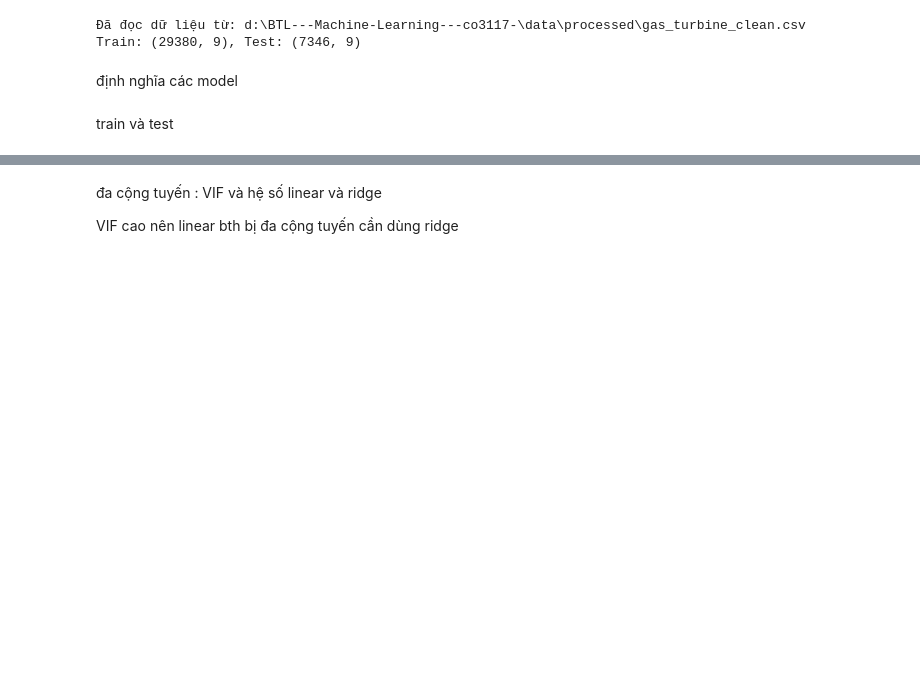
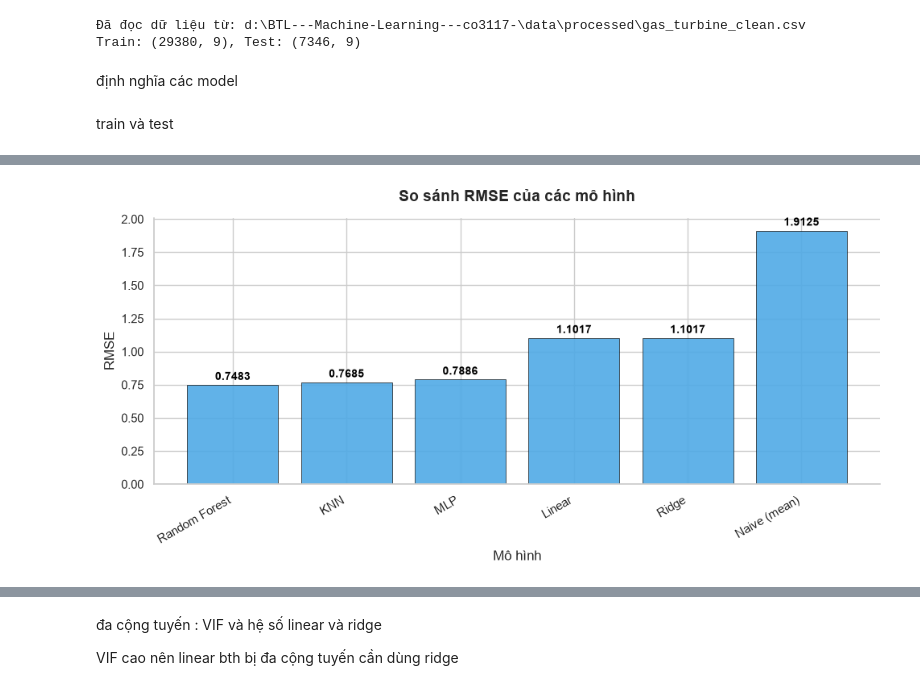
Before and after one commit to hoangsank/BTL---Machine-Learning---co3117-, a Jupyter notebook: notebooks/03_model_baseline.ipynb, the cells around one changed output, grey strips where cells are left out. Drawn from its saved outputs; the diff is of its cells as text; code cells hidden in the pictures; blank space fills up the shorter version.

```diff
--- a/notebooks/03_model_baseline.ipynb
+++ b/notebooks/03_model_baseline.ipynb
@@ -95,0 +114,96 @@ result.sort_values("RMSE").round(4)
+# %%
+import matplotlib.pyplot as plt
+import seaborn as sns
+
+ridge_est = unwrap_model(models["Ridge"])
+linear_est = unwrap_model(models["Linear"])
+
+model_configs = {
+    "Naive (mean)": "strategy=mean",
+    "Linear": f"fit_intercept={linear_est.fit_intercept}",
+    "Ridge": f"alphas=logspace(-3, 3, 13); alpha_chosen={ridge_est.alpha_:.4g}",
+    "Random Forest": "n_estimators=300; random_state=42",
+    "KNN": "n_neighbors=10; weights=distance",
+    "MLP": "hidden_layer_sizes=(64, 32); early_stopping=True; max_iter=500",
+}
+
+summary = result.sort_values("RMSE").copy()
+summary["Thông số chính"] = summary.index.map(model_configs).fillna("-")
+
+styled_summary = (
+    summary.reset_index()
+    .style
+    .hide(axis="index")
+    .format({
+        "RMSE": "{:.4f}",
+        "MAE": "{:.4f}",
+        "R2": "{:.4f}",
+        "R2_train": "{:.4f}",
+        "Times": "{:.2f} s",
+    })
+    .background_gradient(subset=["RMSE"], cmap="RdYlGn_r", text_color_threshold=0)
+    .set_caption("SO SÁNH HIỆU SUẤT CÁC MÔ HÌNH")
+    .set_table_styles([
+        {"selector": "caption", "props": [
+            ("caption-side", "top"),
+            ("text-align", "center"),
+            ("font-size", "18px"),
+            ("font-weight", "bold"),
+            ("color", "black"),
+            ("padding", "15px 0 15px 0"),
+        ]},
+        {"selector": "th", "props": [
+            ("background-color", "#17324d"),
+            ("color", "white"),
+            ("text-align", "center"),
+            ("font-size", "14px"),
+            ("padding", "12px 15px"),
+            ("border", "none"),
+        ]},
+        {"selector": "td", "props": [
+            ("padding", "10px 15px"),
+            ("border-bottom", "1px solid #d1d9e0"),
+            ("text-align", "center"),
+            ("vertical-align", "middle"),
+            ("font-size", "13px"),
+            ("color", "black"),
+        ]},
+        {"selector": "tbody tr:nth-child(odd) td", "props": [
+            ("background-color", "#ffffff"),
+        ]},
+        {"selector": "tbody tr:nth-child(even) td", "props": [
+            ("background-color", "#e6f2ff"),
+        ]},
+        {"selector": "tbody tr:hover td", "props": [
+            ("background-color", "#cce5ff"),
+        ]},
+    ])
+    .set_properties(subset=["Model"], **{"text-align": "left", "font-weight": "bold", "color": "black"})
+)
+
+display(styled_summary)
+
+sns.set_theme(style="whitegrid")
+fig, ax = plt.subplots(figsize=(10, 5))
+
+bars = ax.bar(summary.index, summary["RMSE"], color="#50aae6", edgecolor="black", linewidth=0.5, alpha=0.9)
+
+for bar in bars:
+    yval = bar.get_height()
+    ax.text(bar.get_x() + bar.get_width() / 2, yval + 0.02, f"{yval:.4f}",
+            ha="center", va="bottom", fontsize=10, fontweight="bold", color="black")
+
+ax.set_title("So sánh RMSE của các mô hình", fontsize=14, fontweight="bold", pad=15)
+ax.set_xlabel("Mô hình", fontsize=12)
+ax.set_ylabel("RMSE", fontsize=12)
+ax.tick_params(axis="x", labelrotation=30)
+for label in ax.get_xticklabels():
+    label.set_horizontalalignment("right")
+
+ax.spines["top"].set_visible(False)
+ax.spines["right"].set_visible(False)
+
+
+plt.tight_layout()
+plt.show()
+# %% [output]
@@ -95,0 +218 @@ result.sort_values("RMSE").round(4)
+[figure, added]
```
Also changed, not shown: parts of 10 cells of this notebook, 5 other files.
